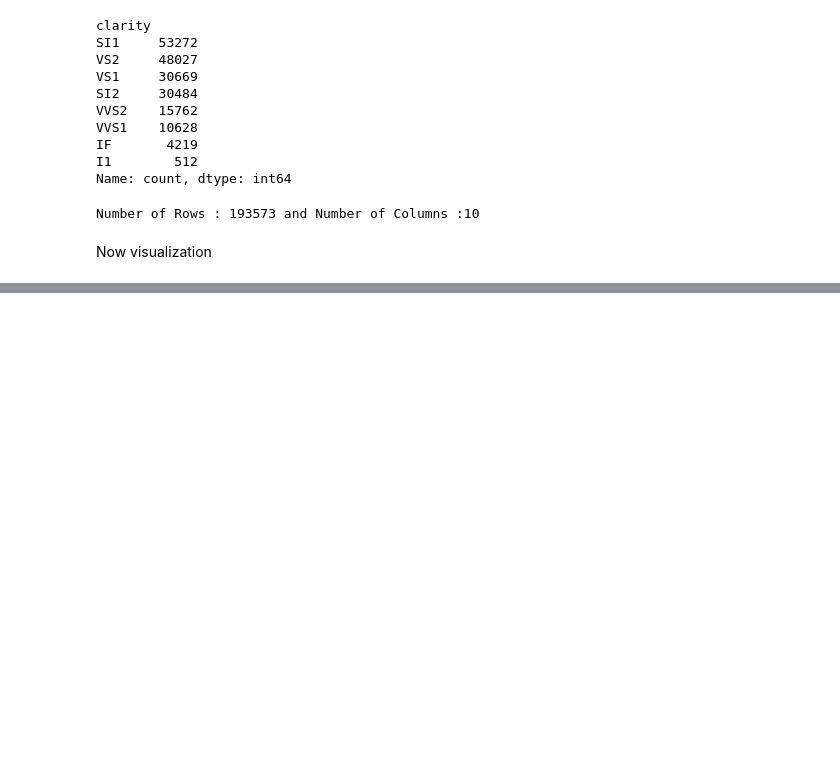
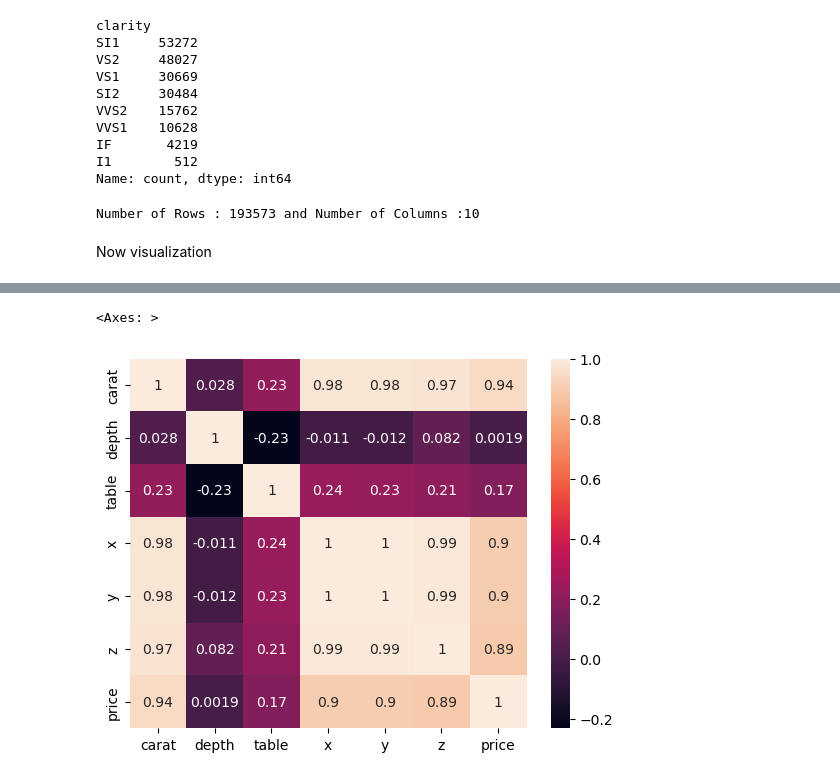
Before and after one commit to FairozAhmadSheikh/Major_Project_MachineLearning, a Jupyter notebook: notebook/EDA.ipynb, the cells around one changed output, grey strips where cells are left out. Drawn from its saved outputs; the diff is of its cells as text; code cells hidden in the pictures; blank space fills up the shorter version.

```diff
--- a/notebook/EDA.ipynb
+++ b/notebook/EDA.ipynb
@@ -177,0 +206,7 @@ import matplotlib.pyplot as plt
+# %%
+# Correlation Between Numerical Data
+data_num=data[numeric_column]
+sns.heatmap(data=data_num.corr(),annot=True)
+# %% [output]
+<Axes: >
+[figure, added]
```
Also changed, not shown: parts of 6 cells of this notebook.
